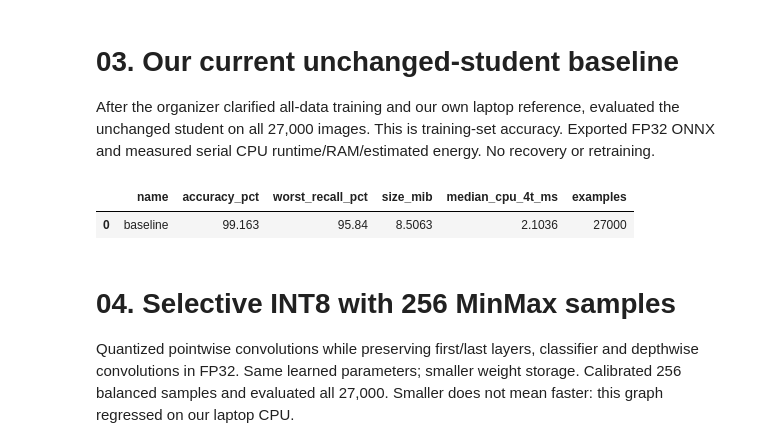
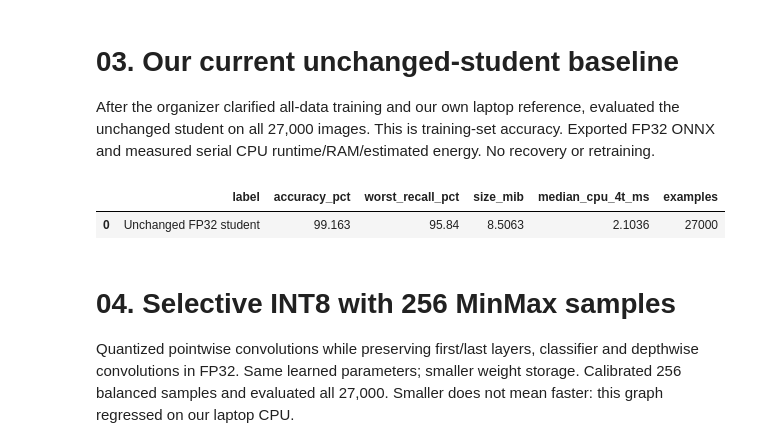
Before and after one commit to thesid42/minimalist-edge-ai-challenge, a Jupyter notebook: experiments/Experiment_Log.ipynb, the cells around one changed output. Saved outputs shown, nothing was run; the diff lists cells and outputs as text; code cells hidden in the pictures.

```diff
--- a/experiments/Experiment_Log.ipynb
+++ b/experiments/Experiment_Log.ipynb
@@ -62,10 +64,10 @@ display(pd.DataFrame([{k:r.get(k) for k in ['name', 'accuracy_pct', 'worst_recal
 After the organizer clarified all-data training and our own laptop reference, evaluated the unchanged student on all 27,000 images. This is training-set accuracy. Exported FP32 ONNX and measured serial CPU runtime/RAM/estimated energy. No recovery or retraining.
 # %%
 rows = [r for r in registry["records"] if r["phase"] == 'current_all_data' and r["name"] in ['baseline']]
-display(pd.DataFrame([{k:r.get(k) for k in ['name', 'accuracy_pct', 'worst_recall_pct', 'size_mib', 'median_cpu_4t_ms', 'examples']} for r in rows]).round(4))
+display(pd.DataFrame([{k:r.get(k) for k in ['label', 'accuracy_pct', 'worst_recall_pct', 'size_mib', 'median_cpu_4t_ms', 'examples']} for r in rows]).round(4))
 # %% [output]
-|  | name | accuracy_pct | worst_recall_pct | size_mib | median_cpu_4t_ms | examples |
-| 0 | baseline | 99.163 | 95.84 | 8.5063 | 2.1036 | 27000 |
+|  | label | accuracy_pct | worst_recall_pct | size_mib | median_cpu_4t_ms | examples |
+| 0 | Unchanged FP32 student | 99.163 | 95.84 | 8.5063 | 2.1036 | 27000 |
 # %% [markdown]
 # 04. Selective INT8 with 256 MinMax samples
 
```
Also changed, not shown: parts of 5 cells of this notebook, 21 other files.
